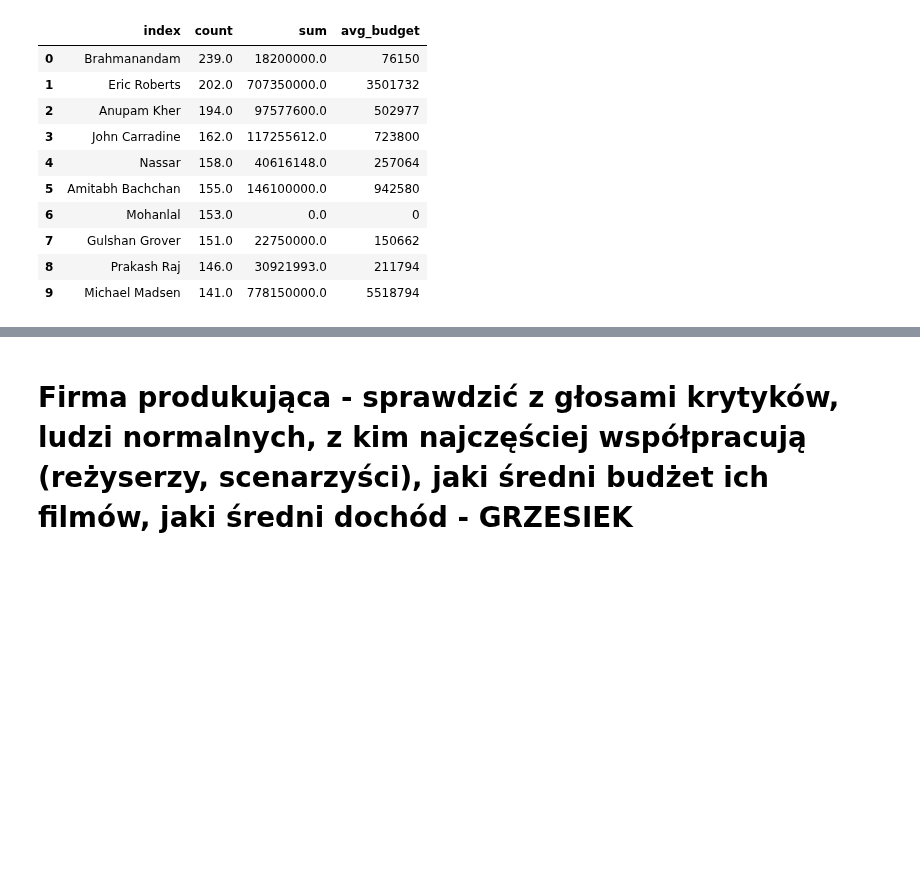
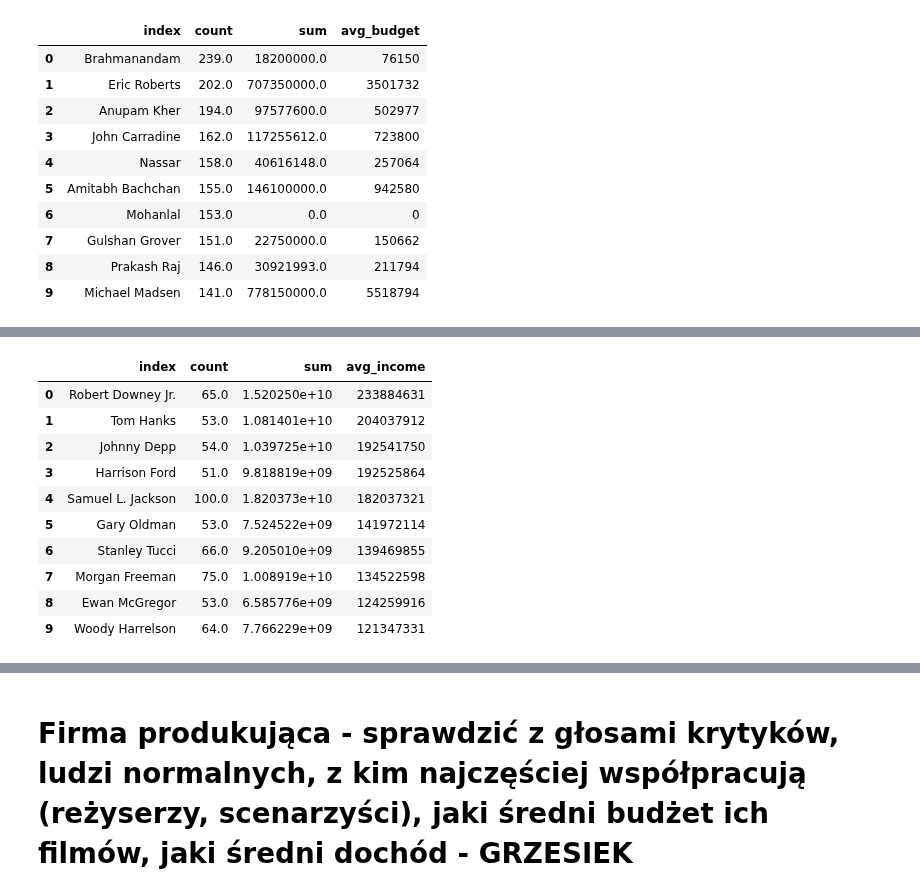
Before and after one commit to KatBotkowska/CodersCrew, a Jupyter notebook: Netflix_data.ipynb, the cells around one changed output, grey strips where cells are left out. Cells and saved outputs as stored; diff of their text form; code cells hidden in the pictures; blank space fills up the shorter version.

```diff
--- a/Netflix_data.ipynb
+++ b/Netflix_data.ipynb
@@ -1264,0 +1381,16 @@ actors_all.sort_values(by='count', ascending=False).reset_index().head(10)
+# %%
+# Aktorzy, którzy zagrali w więcej niż 50 filmach posortowani wg średniego dochodu światowego z filmu
+
+actors_all[actors_all['count'] > 50].sort_values(by='avg_income', ascending=False).reset_index().head(10)
+# %% [output]
+|  | index | count | sum | avg_income |
+| 0 | Robert Downey Jr. | 65.0 | 1.520250e+10 | 233884631 |
+| 1 | Tom Hanks | 53.0 | 1.081401e+10 | 204037912 |
+| 2 | Johnny Depp | 54.0 | 1.039725e+10 | 192541750 |
+| 3 | Harrison Ford | 51.0 | 9.818819e+09 | 192525864 |
+| 4 | Samuel L. Jackson | 100.0 | 1.820373e+10 | 182037321 |
+| 5 | Gary Oldman | 53.0 | 7.524522e+09 | 141972114 |
+| 6 | Stanley Tucci | 66.0 | 9.205010e+09 | 139469855 |
+| 7 | Morgan Freeman | 75.0 | 1.008919e+10 | 134522598 |
+| 8 | Ewan McGregor | 53.0 | 6.585776e+09 | 124259916 |
+| 9 | Woody Harrelson | 64.0 | 7.766229e+09 | 121347331 |
```
Also changed, not shown: parts of 19 cells of this notebook.
